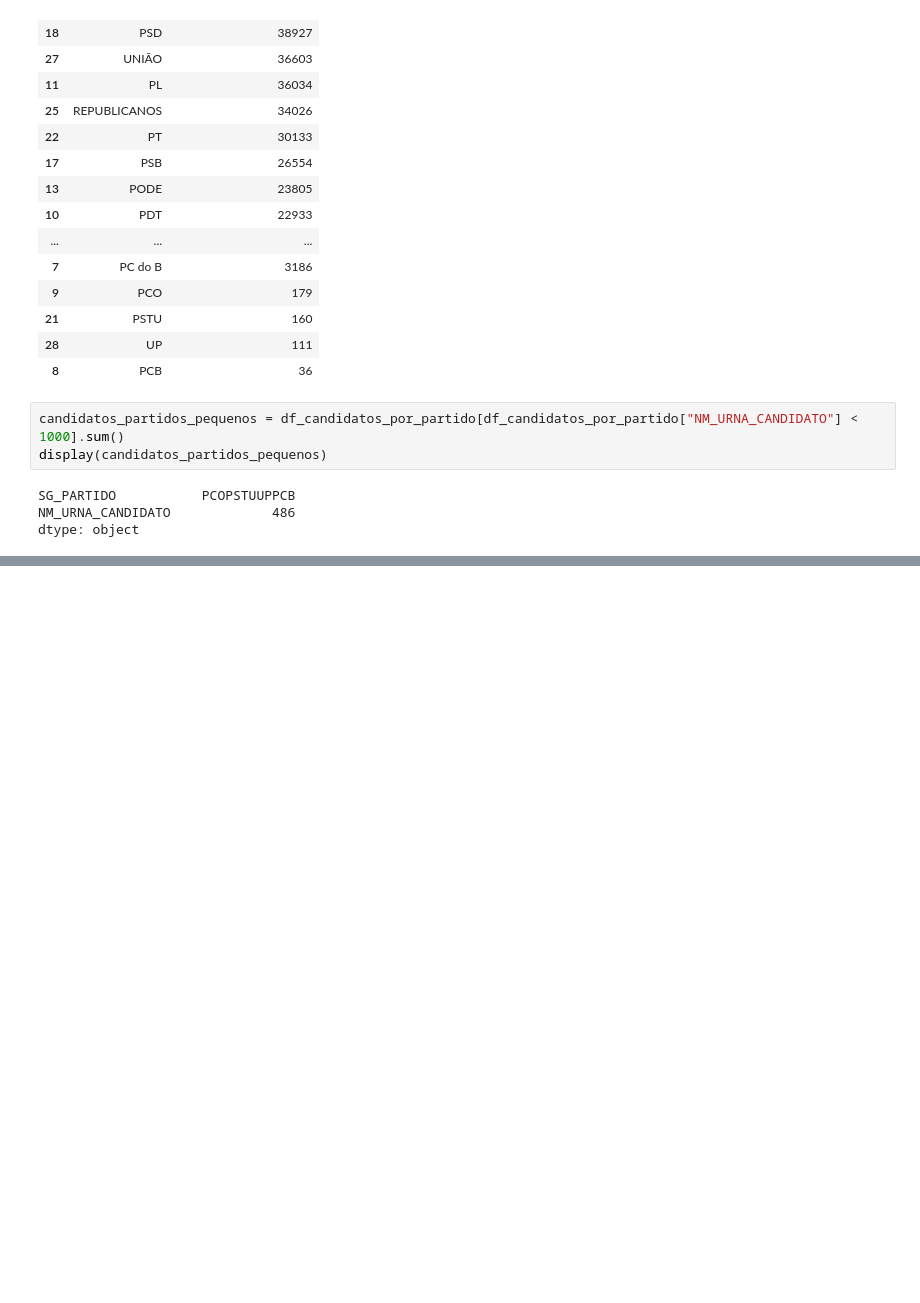
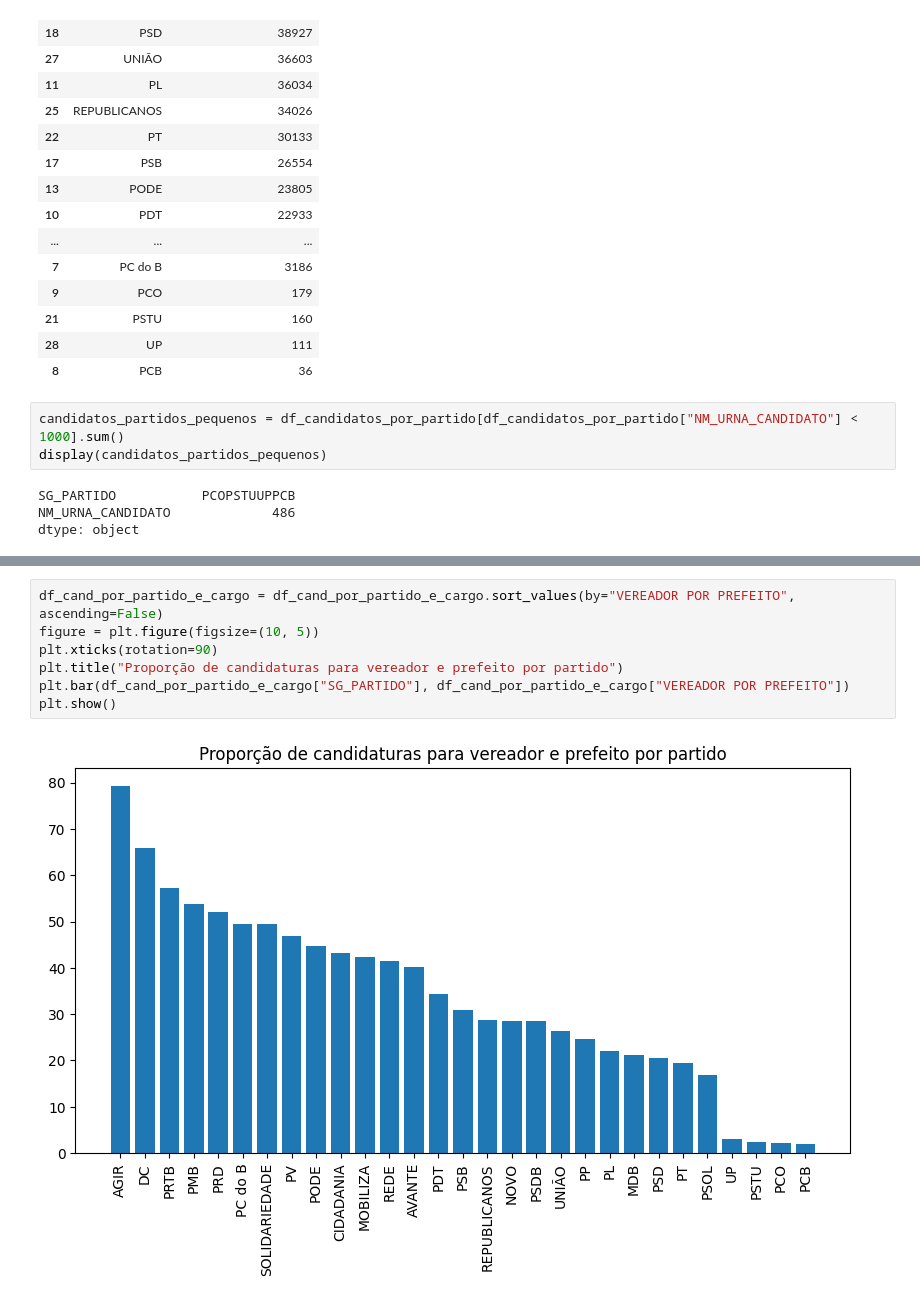
Before and after one commit to nfmmendes/eleicoes-2024-brasil, a Jupyter notebook: Eleições 2024.ipynb, the cells around one changed output, grey strips where cells are left out. Cells and saved outputs as stored; diff of their text form; blank space fills up the shorter version.

```diff
--- a/Eleições 2024.ipynb
+++ b/Eleições 2024.ipynb
@@ -234,0 +260,9 @@ display(df_candidatos_por_partido_e_cargo)
+# %%
+df_cand_por_partido_e_cargo = df_cand_por_partido_e_cargo.sort_values(by="VEREADOR POR PREFEITO", ascending=False)
+figure = plt.figure(figsize=(10, 5))
+plt.xticks(rotation=90)
+plt.title("Proporção de candidaturas para vereador e prefeito por partido")
+plt.bar(df_cand_por_partido_e_cargo["SG_PARTIDO"], df_cand_por_partido_e_cargo["VEREADOR POR PREFEITO"])
+plt.show()
+# %% [output]
+[figure, added]
```
Also changed, not shown: parts of 8 cells of this notebook.
